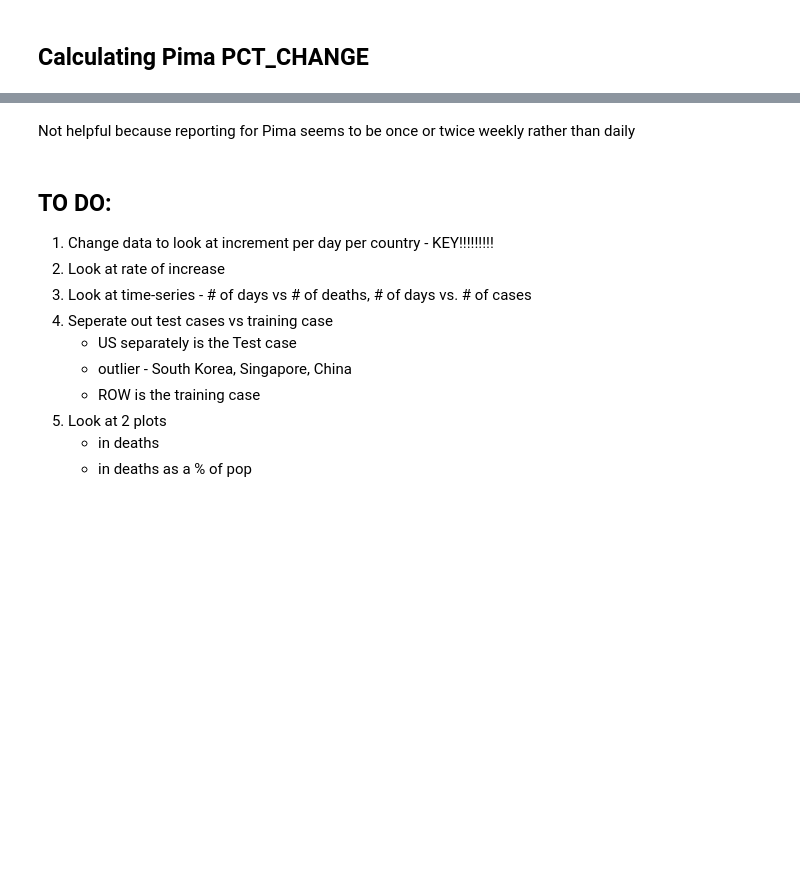
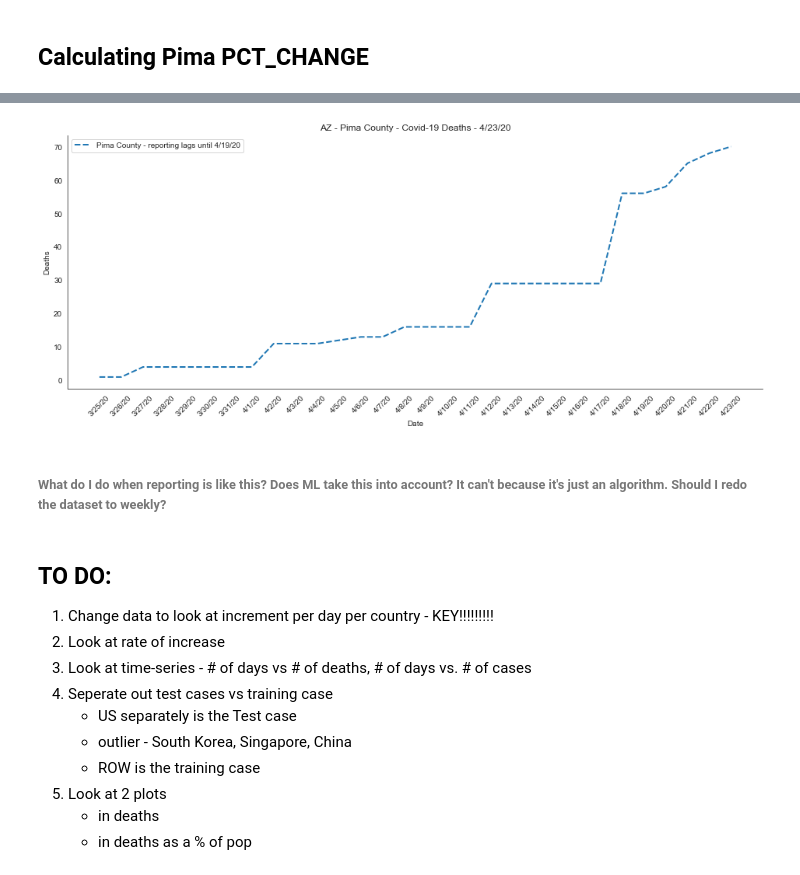
Before and after one commit to Chetchita641/CovidbyGovt, a Jupyter notebook: analysis3/Covid-Timeseries-Analysis3.ipynb, the cells around one changed output, grey strips where cells are left out. Saved outputs shown, nothing was run; the diff lists cells and outputs as text; code cells hidden in the pictures; blank space fills up the shorter version.

Commit message:
added Pima county chart

```diff
--- a/analysis3/Covid-Timeseries-Analysis3.ipynb
+++ b/analysis3/Covid-Timeseries-Analysis3.ipynb
@@ -865,5 +865,19 @@ df.tail(10)
-# %% [markdown]
-Not helpful because reporting for Pima seems to be once or twice weekly rather than daily
+# %%
+# simple timeseries graph
+fig, ax = plt.subplots(figsize=(16, 6))
+sns.lineplot(x='Date', y='Deaths', data=df, sort=False, linewidth=2)
+sns.despine(right=True, top=True)
+ax.lines[0].set_linestyle("--")
+plt.xticks(rotation=45)
+ax.legend(['Pima County - reporting lags until 4/19/20'])
+plt.title("AZ - Pima County - Covid-19 Deaths - {}".format(str(date)))
+plt.show()
+# save graph to a file
+fig.savefig("Pima_deaths.png")
+# %% [output]
+[figure, added]
+# %% [markdown]
+###### What do I do when reporting is like this? Does ML take this into account? It can't because it's just an algorithm. Should I redo the dataset to weekly?
 # %% [markdown]
 ## TO DO:
 1. Change data to look at increment per day per country - KEY!!!!!!!!!
```
Also changed, not shown: parts of 43 cells of this notebook, 10 other files.
